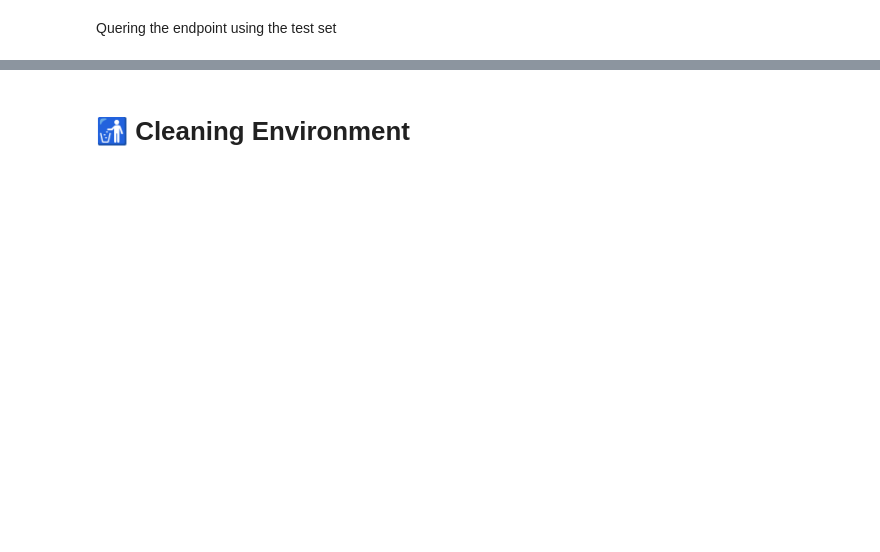
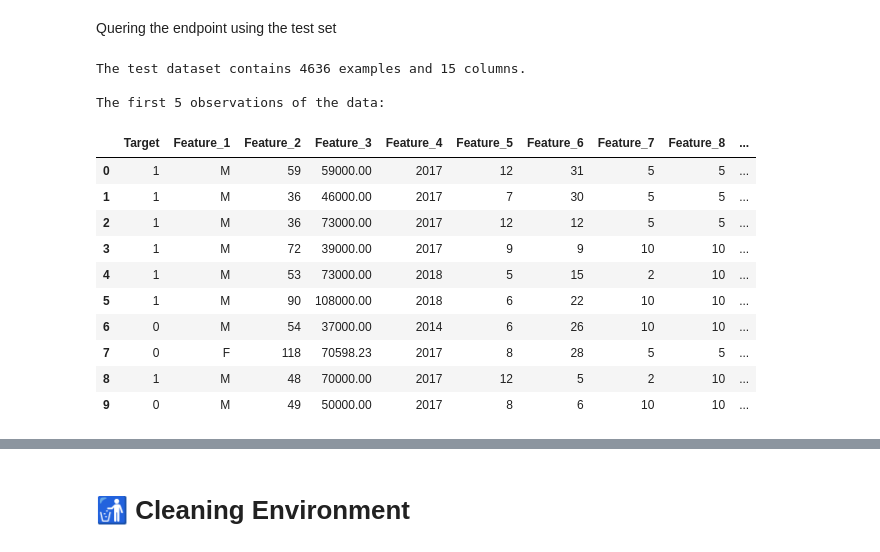
Before and after one commit to Moodrammer/ml-model-sagemaker-capstone, a Jupyter notebook: Starbucks_Capstone_notebook.ipynb, the cells around one changed output, grey strips where cells are left out. Drawn from its saved outputs; the diff is of its cells as text; code cells hidden in the pictures; blank space fills up the shorter version.

```diff
--- a/Starbucks_Capstone_notebook.ipynb
+++ b/Starbucks_Capstone_notebook.ipynb
@@ -1272,27 +1275,42 @@ boto3.client("s3").download_file(
 # %%
 newline, bold, unbold = "\n", "\033[1m", "\033[0m"
 
 import numpy as np
 import pandas as pd
 from sklearn.metrics import accuracy_score
 from sklearn.metrics import f1_score
 from sklearn.metrics import confusion_matrix
 import matplotlib.pyplot as plt
 
 # read the data
-test_data = pd.read_csv(test_data_file_name, header=None)
+test_data = pd.read_csv(test_data_file_name, header=0)
 test_data.columns = ["Target"] + [f"Feature_{i}" for i in range(1, test_data.shape[1])]
 
 num_examples, num_columns = test_data.shape
 print(
     f"{bold}The test dataset contains {num_examples} examples and {num_columns} columns.{unbold}\n"
 )
 
 # prepare the ground truth target and predicting features to send into the endpoint.
 ground_truth_label, features = test_data.iloc[:, :1], test_data.iloc[:, 1:]
 
 print(f"{bold}The first 5 observations of the data: {unbold} \n")
-test_data.head(5)
+test_data.head(10)
+# %% [output]
+The test dataset contains 4636 examples and 15 columns.
+
+The first 5 observations of the data:
+|  | Target | Feature_1 | Feature_2 | Feature_3 | Feature_4 | Feature_5 | Feature_6 | Feature_7 | Feature_8 | ... |
+| 0 | 1 | M | 59 | 59000.00 | 2017 | 12 | 31 | 5 | 5 | ... |
+| 1 | 1 | M | 36 | 46000.00 | 2017 | 7 | 30 | 5 | 5 | ... |
+| 2 | 1 | M | 36 | 73000.00 | 2017 | 12 | 12 | 5 | 5 | ... |
+| 3 | 1 | M | 72 | 39000.00 | 2017 | 9 | 9 | 10 | 10 | ... |
+| 4 | 1 | M | 53 | 73000.00 | 2018 | 5 | 15 | 2 | 10 | ... |
+| 5 | 1 | M | 90 | 108000.00 | 2018 | 6 | 22 | 10 | 10 | ... |
+| 6 | 0 | M | 54 | 37000.00 | 2014 | 6 | 26 | 10 | 10 | ... |
+| 7 | 0 | F | 118 | 70598.23 | 2017 | 8 | 28 | 5 | 5 | ... |
+| 8 | 1 | M | 48 | 70000.00 | 2017 | 12 | 5 | 2 | 10 | ... |
+| 9 | 0 | M | 49 | 50000.00 | 2017 | 8 | 6 | 10 | 10 | ... |
 # %%
 content_type = "text/csv"
 
```
Also changed, not shown: parts of 17 cells of this notebook.
